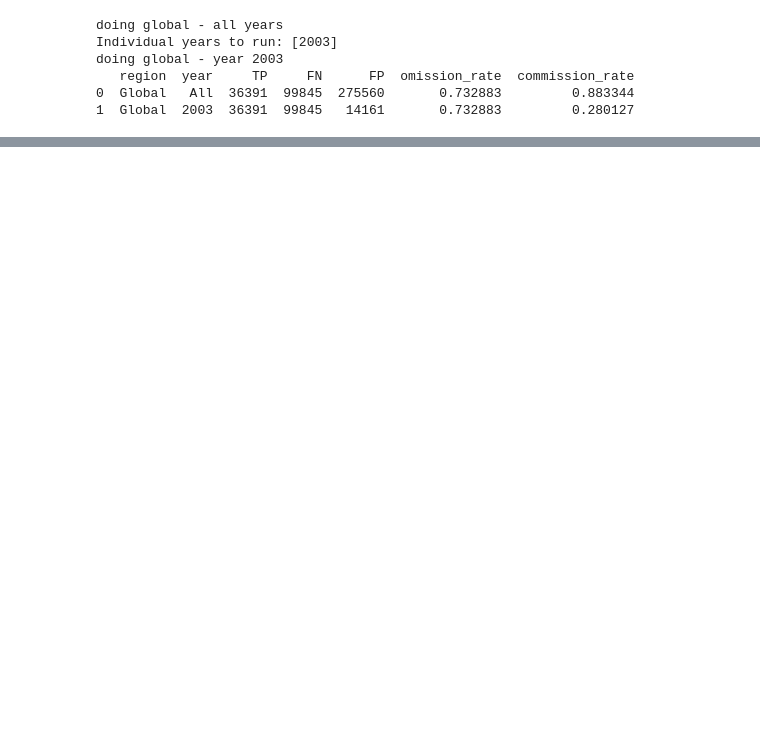
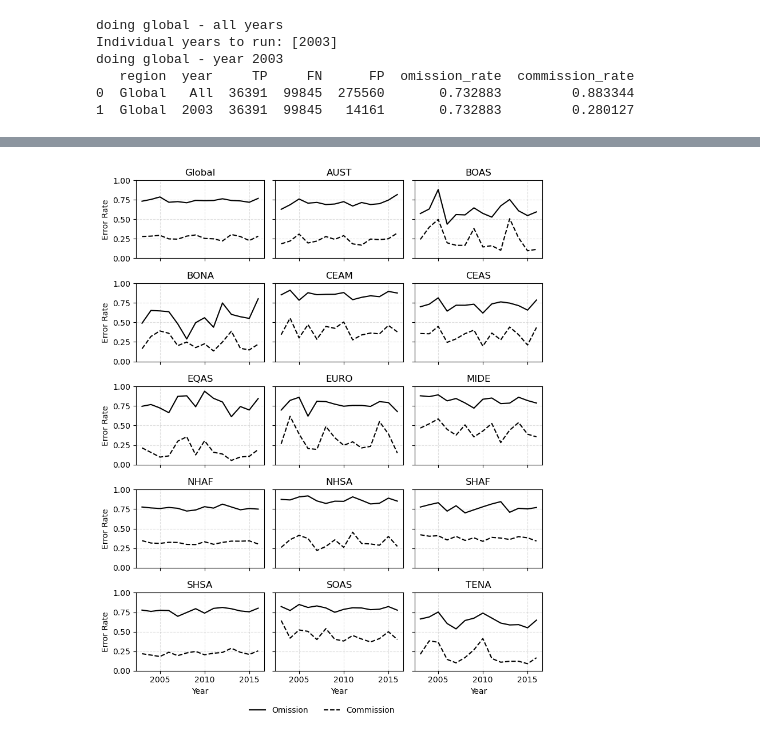
Before and after one commit to mdj4/avhrr-fire, a Jupyter notebook: src/06_intercomparison/error_analysis.ipynb, the cells around one changed output, grey strips where cells are left out. Saved outputs shown, nothing was run; the diff lists cells and outputs as text; code cells hidden in the pictures; blank space fills up the shorter version.

```diff
--- a/src/06_intercomparison/error_analysis.ipynb
+++ b/src/06_intercomparison/error_analysis.ipynb
@@ -408,0 +461,44 @@ doing global - year 2010
+# %%
+result_df = result_df[result_df['region'] != 'Mask'].copy()
+result_df = result_df[result_df['year'] != 'All'].copy()
+result_df['year'] = pd.to_numeric(result_df['year'])
+
+all_regions = sorted(result_df['region'].unique(), key=lambda x: (x != 'Global', x))
+n_panels = len(all_regions)
+
+ncols = 3
+nrows = 5
+
+fig, axes = plt.subplots(nrows, ncols, figsize=(8, 10), sharex=True, sharey=True)
+axes = axes.flatten()
+
+for i, region in enumerate(all_regions):
+    ax = axes[i]
+    region_data = result_df[result_df['region'] == region].sort_values(by='year')
+
+    ax.plot(region_data['year'], region_data['omission_rate'],
+            color='black', linestyle='-', label='Omission')
+    ax.plot(region_data['year'], region_data['commission_rate'],
+            color='black', linestyle='--', label='Commission')
+
+    ax.set_title(region)
+    ax.set_ylim(0, 1)
+    ax.grid(True, linestyle='--', alpha=0.4)
+
+    if i % ncols == 0:
+        ax.set_ylabel('Error Rate')
+    if i >= (nrows - 1) * ncols:
+        ax.set_xlabel('Year')
+
+# Hide unused axes
+for j in range(i + 1, nrows * ncols):
+    fig.delaxes(axes[j])
+
+# Shared legend below the plots
+handles, labels = axes[0].get_legend_handles_labels()
+fig.legend(handles, labels, loc='lower center', ncol=2, frameon=False, bbox_to_anchor=(0.5, 0.02))
+
+plt.tight_layout(rect=[0, 0.05, 1, 1])
+plt.show()
+# %% [output]
+[figure, added]
```
Also changed, not shown: parts of 9 cells of this notebook.
